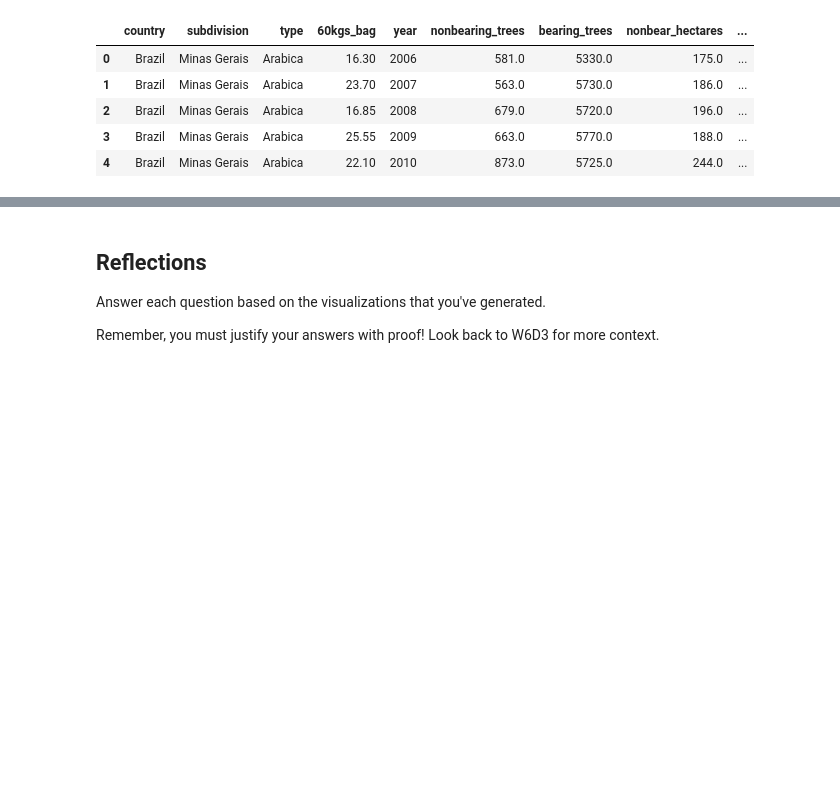
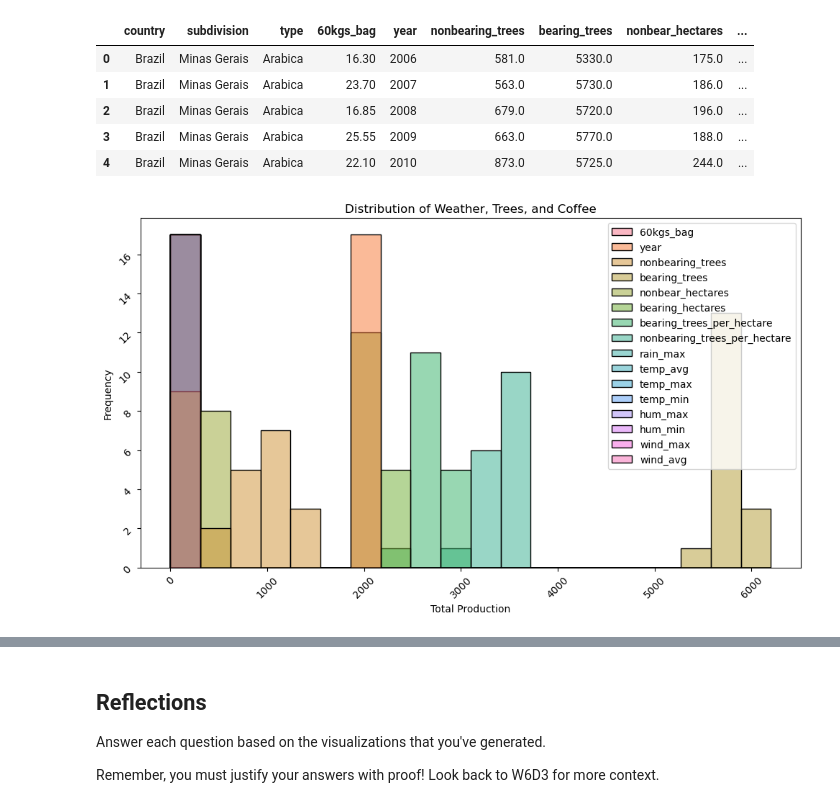
Before and after one commit to RosaniaPinto/Rosania_TLAB3, a Jupyter notebook: notebooks/analysis.ipynb, the cells around one changed output, grey strips where cells are left out. Drawn from its saved outputs; the diff is of its cells as text; code cells hidden in the pictures; blank space fills up the shorter version.

```diff
--- a/notebooks/analysis.ipynb
+++ b/notebooks/analysis.ipynb
@@ -94,3 +94,28 @@ merged_df.head()
 | 4 | Brazil | Minas Gerais | Arabica | 22.10 | 2010 | 873.0 | 5725.0 | 244.0 | ... |
 # %%
 # TODO: BEGIN YOUR EDA!
+
+# Histogram of coffee production
+# Set the plot size
+plt.figure(figsize=(10, 6))
+
+# Create the histogram
+# Add bins or KDE if desired
+sns.histplot(merged_df, bins=20, kde=False)
+
+# Add labels and title
+plt.title('Distribution of Weather, Trees, and Coffee')
+plt.xlabel('Total Production')
+plt.ylabel('Frequency')
+
+# Rotate ticks for readability
+plt.xticks(rotation=45)
+plt.yticks(rotation=45)
+
+# Adjust layout to prevent clipping
+plt.tight_layout()
+
+# Show the plot
+plt.show()
+# %% [output]
+[figure, added]
```
Also changed, not shown: parts of 9 cells of this notebook, 2 other files.
